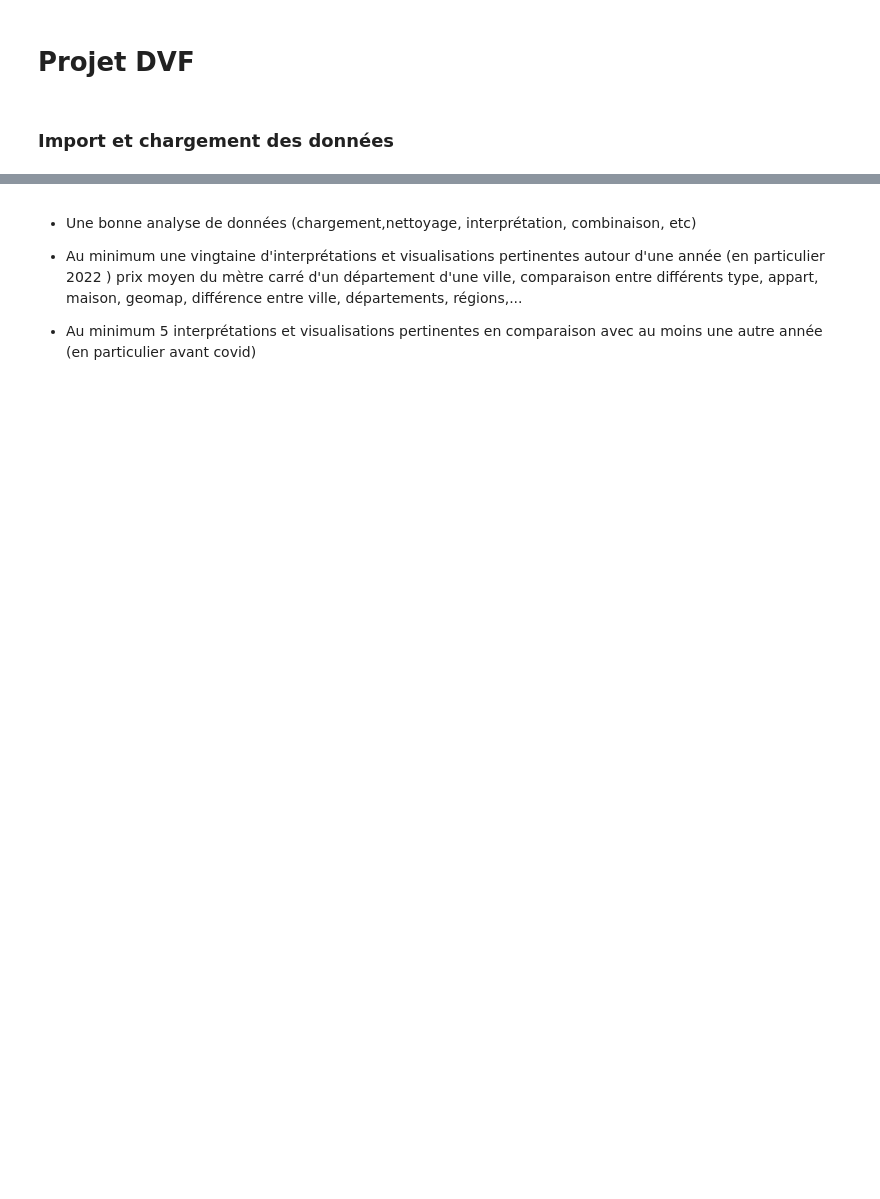
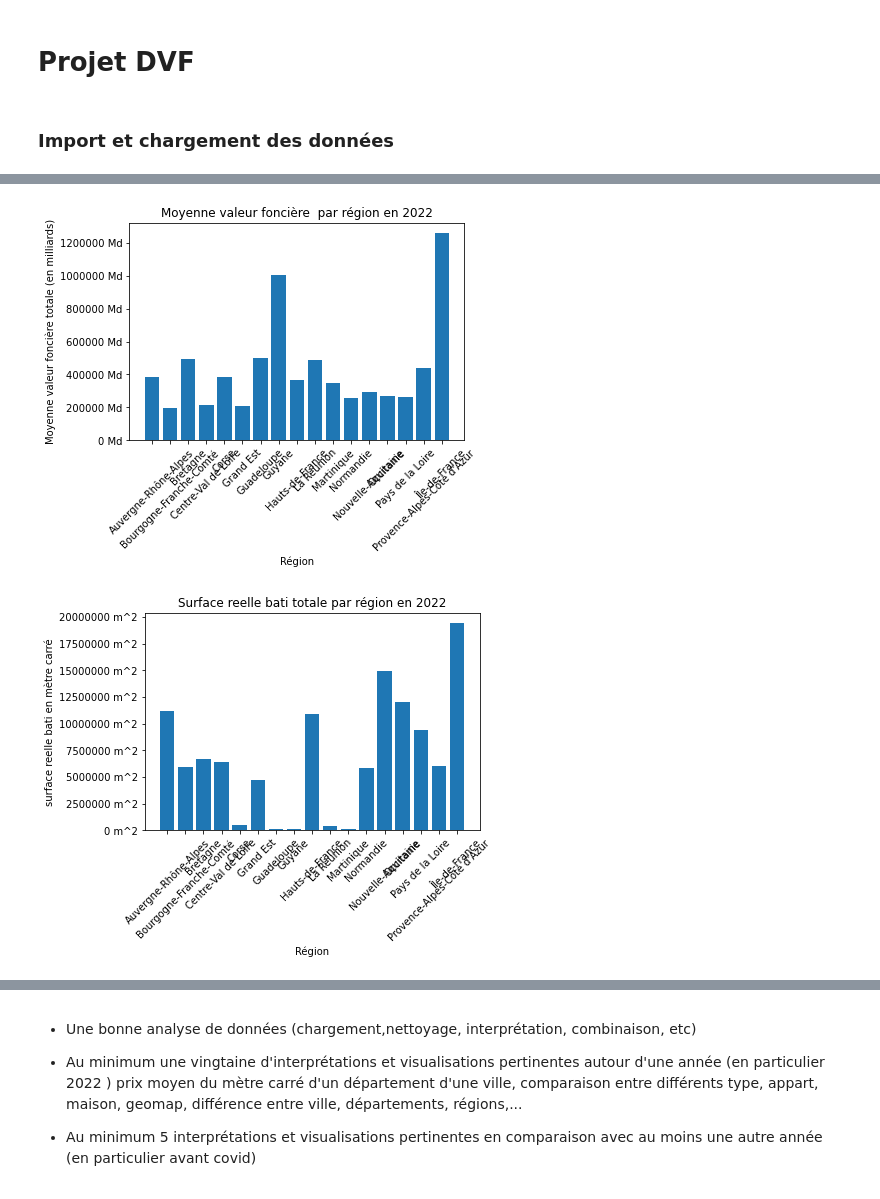
Before and after one commit to Marc94440/Projet-DVF, a Jupyter notebook: Projet_DVF.ipynb, the cells around one changed output, grey strips where cells are left out. Saved outputs shown, nothing was run; the diff lists cells and outputs as text; code cells hidden in the pictures; blank space fills up the shorter version.

```diff
--- a/Projet_DVF.ipynb
+++ b/Projet_DVF.ipynb
@@ -305,0 +206,45 @@ plt.title('Prix moyen des biens immobiliers à Paris')
+# %%
+# Calculate total "Valeur foncière" by region
+region_prices = VF_2022.groupby('Region')['Valeur fonciere'].mean()
+
+# Create a bar plot
+plt.bar(range(len(region_prices)), region_prices.values)
+
+# Format the y-axis in billions
+formatter = ticker.FuncFormatter(lambda x, pos: '{:1.0f} Md'.format(x))
+plt.gca().yaxis.set_major_formatter(formatter)
+
+# Add labels and title
+plt.xlabel('Région')
+plt.ylabel('Moyenne valeur foncière totale (en milliards)')
+plt.title('Moyenne valeur foncière  par région en 2022')
+
+# Set the x-axis tick labels to region names
+plt.xticks(range(len(region_prices)), region_prices.index, rotation=45)
+
+# Show the bar plot
+plt.show()
+
+# Calculate total "Surface totale" by region
+region_prices = VF_2022.groupby('Region')['Surface reelle bati'].sum()
+
+# Create a bar plot
+plt.bar(range(len(region_prices)), region_prices.values)
+
+# Format the y-axis in billions
+formatter = ticker.FuncFormatter(lambda x, pos: '{:1.0f} m^2'.format(x))
+plt.gca().yaxis.set_major_formatter(formatter)
+
+# Add labels and title
+plt.xlabel('Région')
+plt.ylabel('surface reelle bati en mètre carré')
+plt.title('Surface reelle bati totale par région en 2022')
+
+# Set the x-axis tick labels to region names
+plt.xticks(range(len(region_prices)), region_prices.index, rotation=45)
+
+# Show the bar plot
+plt.show()
+# %% [output]
+[figure, added]
+[figure, added]
```
Also changed, not shown: parts of 28 cells of this notebook.
